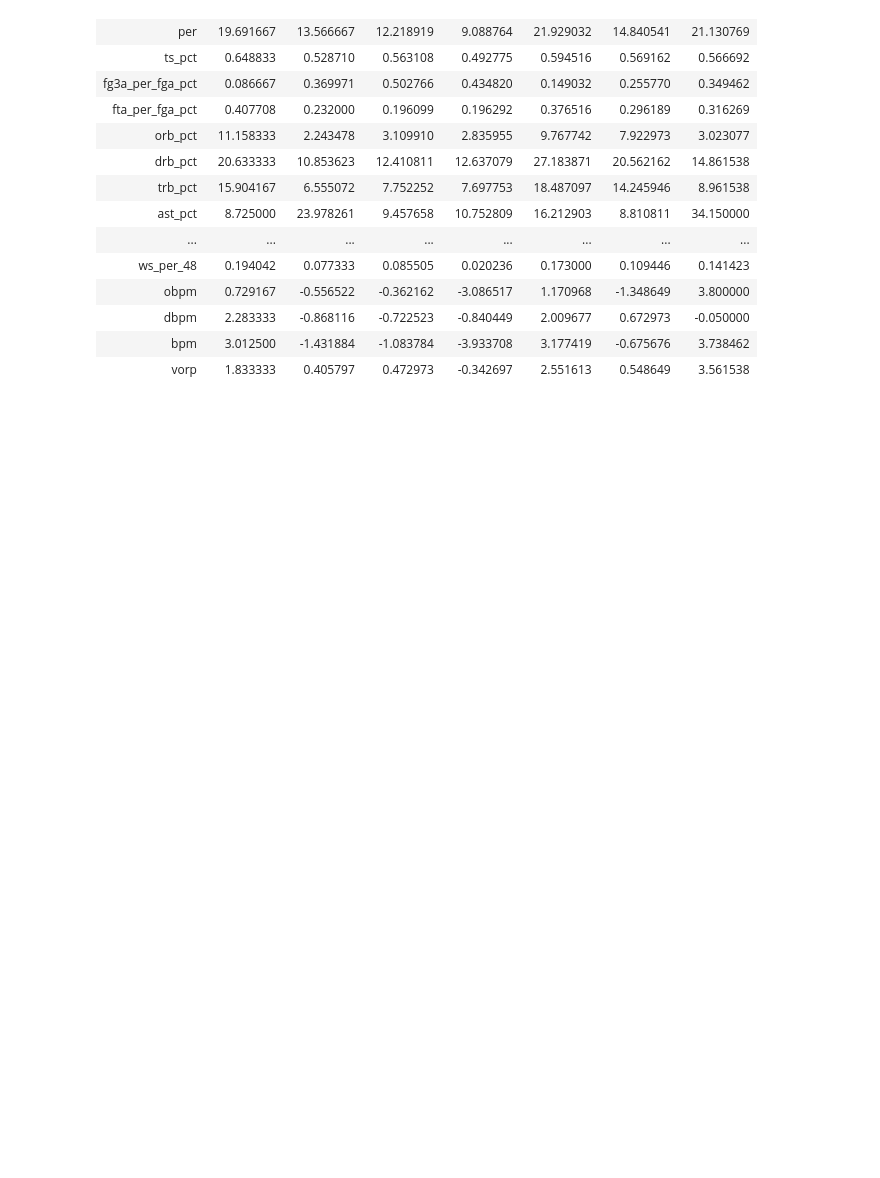
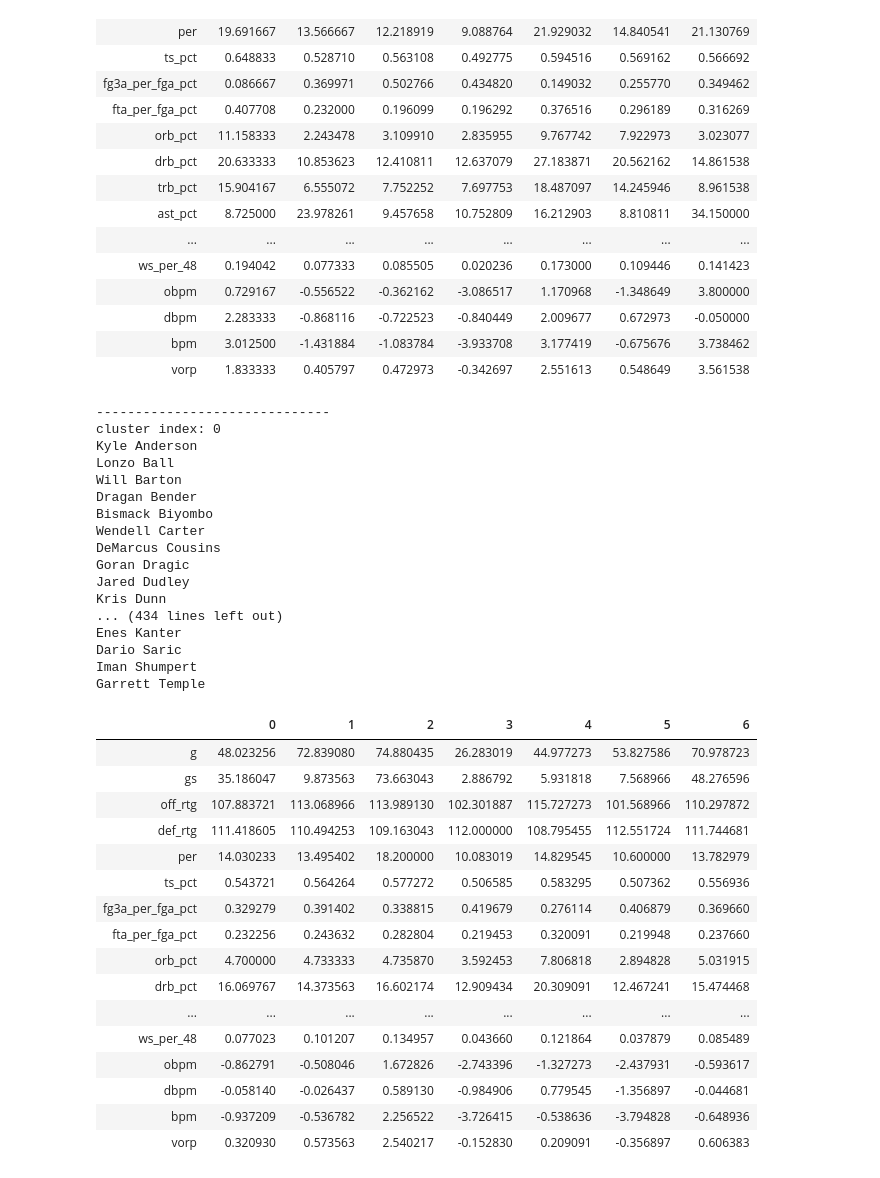
Before and after one commit to phamkdaniel/NBA-Player-Data, a Jupyter notebook: K-Means_Test_DFP.ipynb, the cells around one changed output. Saved outputs shown, nothing was run; the diff lists cells and outputs as text; code cells hidden in the pictures; blank space fills up the shorter version.

Commit message:
adding new test file

```diff
--- a/K-Means_Test_DFP.ipynb
+++ b/K-Means_Test_DFP.ipynb
@@ -190,7 +248,7 @@ def run_cluster(data, num_clusters=5):
             print(item)
         print('\n')
 
-    centroids_df.to_csv('test3.csv')
+    centroids_df.to_csv('test4.csv')
     return centroids_df
 # %%
 run_cluster(nba_data, 7)
@@ -340,3 +398,40 @@ Trae Young
 | dbpm | 2.283333 | -0.868116 | -0.722523 | -0.840449 | 2.009677 | 0.672973 | -0.050000 |
 | bpm | 3.012500 | -1.431884 | -1.083784 | -3.933708 | 3.177419 | -0.675676 | 3.738462 |
 | vorp | 1.833333 | 0.405797 | 0.472973 | -0.342697 | 2.551613 | 0.548649 | 3.561538 |
+# %%
+run_cluster(nba_advanced_data_plus_gs, 7)
+# %% [output]
+------------------------------
+cluster index: 0
+Kyle Anderson
+Lonzo Ball
+Will Barton
+Dragan Bender
+Bismack Biyombo
+Wendell Carter
+DeMarcus Cousins
+Goran Dragic
+Jared Dudley
+Kris Dunn
+... (434 lines left out)
+Enes Kanter
+Dario Saric
+Iman Shumpert
+Garrett Temple
+|  | 0 | 1 | 2 | 3 | 4 | 5 | 6 |
+| g | 48.023256 | 72.839080 | 74.880435 | 26.283019 | 44.977273 | 53.827586 | 70.978723 |
+| gs | 35.186047 | 9.873563 | 73.663043 | 2.886792 | 5.931818 | 7.568966 | 48.276596 |
+| off_rtg | 107.883721 | 113.068966 | 113.989130 | 102.301887 | 115.727273 | 101.568966 | 110.297872 |
+| def_rtg | 111.418605 | 110.494253 | 109.163043 | 112.000000 | 108.795455 | 112.551724 | 111.744681 |
+| per | 14.030233 | 13.495402 | 18.200000 | 10.083019 | 14.829545 | 10.600000 | 13.782979 |
+| ts_pct | 0.543721 | 0.564264 | 0.577272 | 0.506585 | 0.583295 | 0.507362 | 0.556936 |
+| fg3a_per_fga_pct | 0.329279 | 0.391402 | 0.338815 | 0.419679 | 0.276114 | 0.406879 | 0.369660 |
+| fta_per_fga_pct | 0.232256 | 0.243632 | 0.282804 | 0.219453 | 0.320091 | 0.219948 | 0.237660 |
+| orb_pct | 4.700000 | 4.733333 | 4.735870 | 3.592453 | 7.806818 | 2.894828 | 5.031915 |
+| drb_pct | 16.069767 | 14.373563 | 16.602174 | 12.909434 | 20.309091 | 12.467241 | 15.474468 |
+| ... | ... | ... | ... | ... | ... | ... | ... |
+| ws_per_48 | 0.077023 | 0.101207 | 0.134957 | 0.043660 | 0.121864 | 0.037879 | 0.085489 |
+| obpm | -0.862791 | -0.508046 | 1.672826 | -2.743396 | -1.327273 | -2.437931 | -0.593617 |
+| dbpm | -0.058140 | -0.026437 | 0.589130 | -0.984906 | 0.779545 | -1.356897 | -0.044681 |
+| bpm | -0.937209 | -0.536782 | 2.256522 | -3.726415 | -0.538636 | -3.794828 | -0.648936 |
+| vorp | 0.320930 | 0.573563 | 2.540217 | -0.152830 | 0.209091 | -0.356897 | 0.606383 |
```
Also changed, not shown: parts of 1 cell of this notebook, 3 other files.
